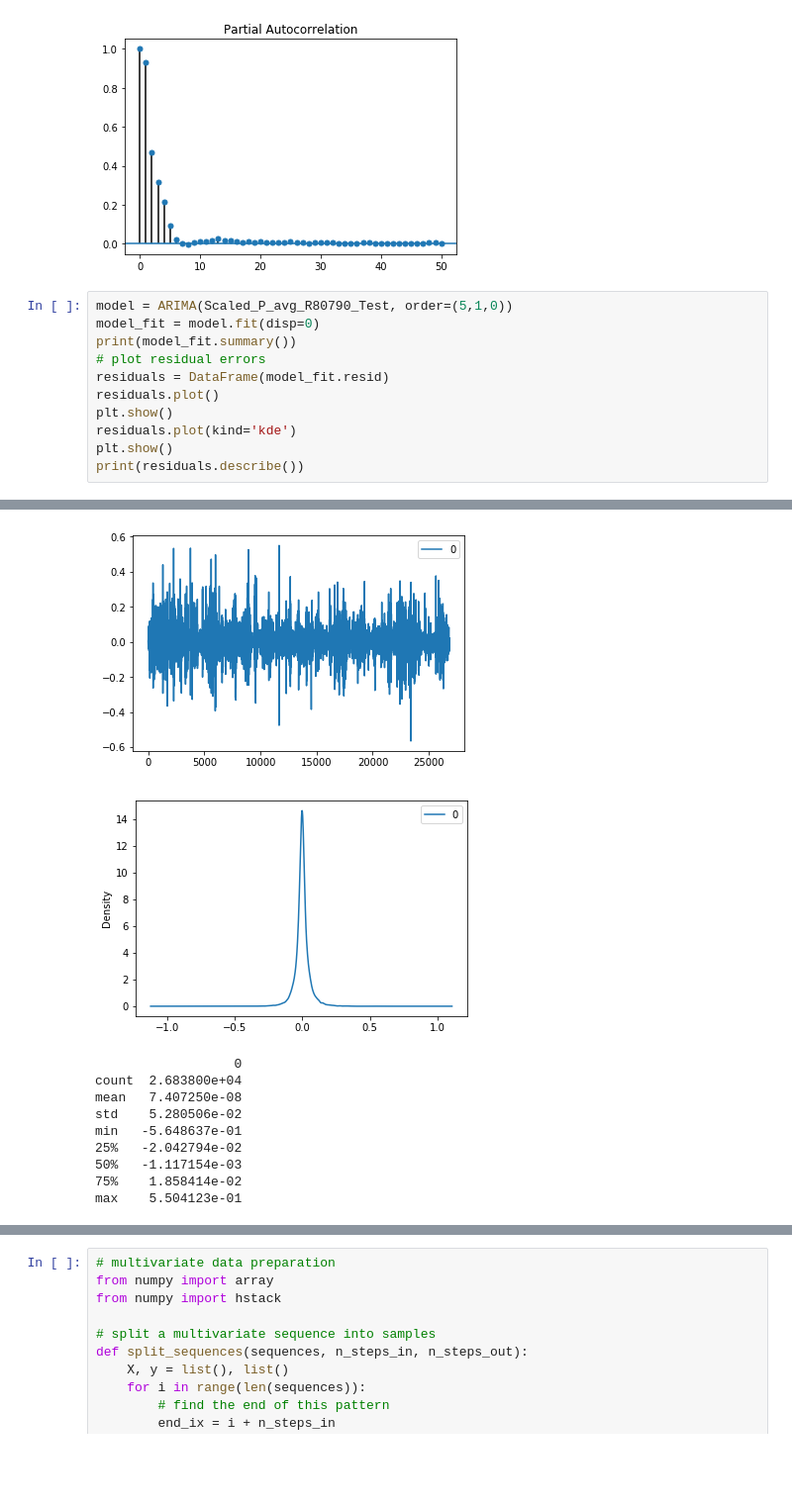
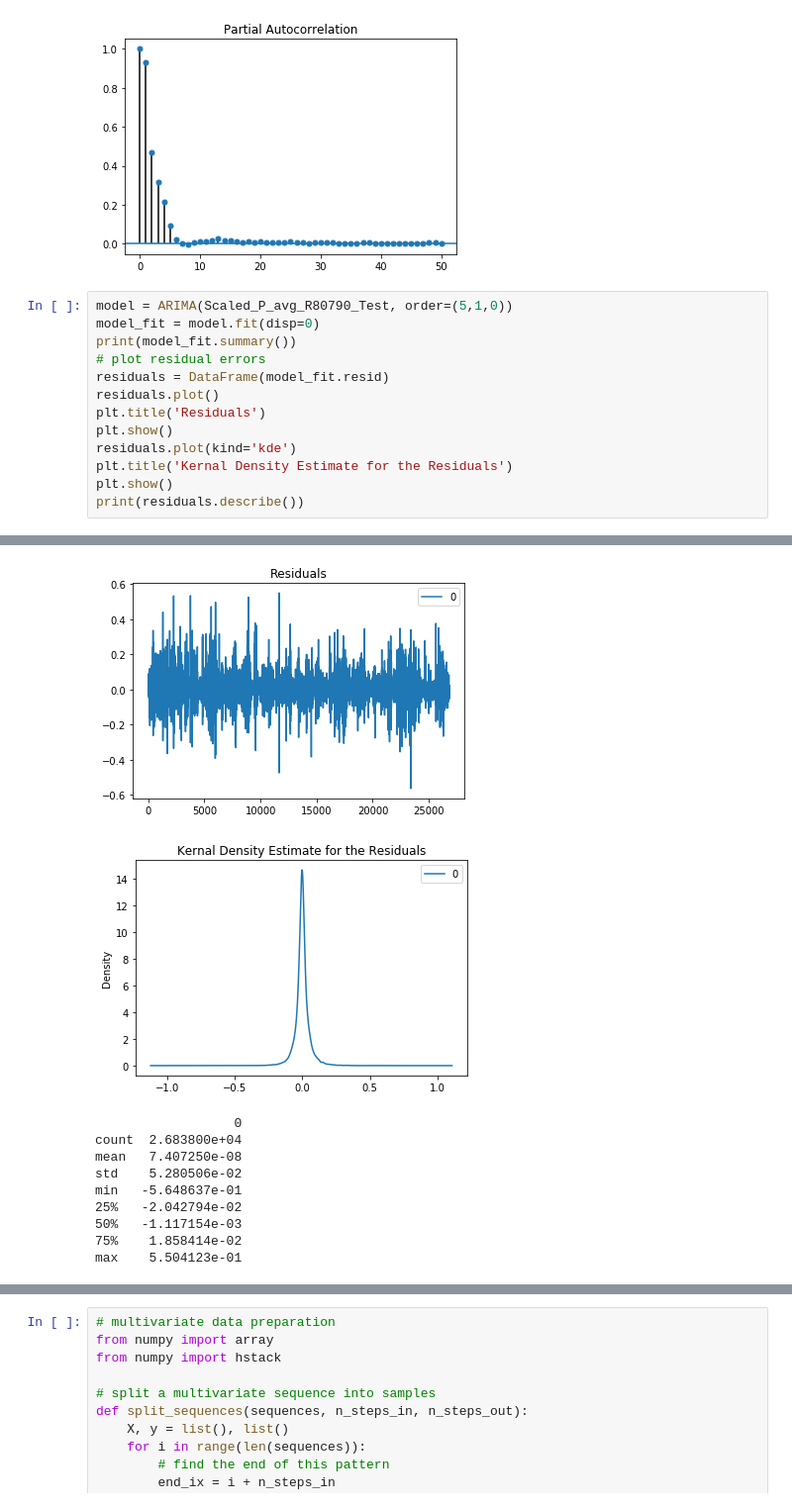
Before and after one commit to Jamiesmackay/Masters_Project, a Jupyter notebook: Code unedited/Project/Neural_Network_testing.ipynb, the cells around one changed output, grey strips where cells are left out. Shown: that part at 99% size. Saved outputs shown, nothing was run; the diff lists cells and outputs as text; blank space fills up the shorter version.

```diff
--- a/Code unedited/Project/Neural_Network_testing.ipynb
+++ b/Code unedited/Project/Neural_Network_testing.ipynb
@@ -406,8 +406,10 @@ print(model_fit.summary())
 # plot residual errors
 residuals = DataFrame(model_fit.resid)
 residuals.plot()
+plt.title('Residuals')
 plt.show()
 residuals.plot(kind='kde')
+plt.title('Kernal Density Estimate for the Residuals')
 plt.show()
 print(residuals.describe())
 # %% [output]
@@ -421,15 +423,15 @@ Time:                        06:31:25   BIC                         -81635.668
 Sample:                             1   HQIC                        -81674.541
 
 ==============================================================================
                  coef    std err          z      P>|z|      [0.025      0.975]
 ------------------------------------------------------------------------------
 ... (12 lines left out)
 AR.3           -0.8580           -1.8447j            2.0345           -0.3193
 AR.4           -0.8580           +1.8447j            2.0345            0.3193
 AR.5           -2.1756           -0.0000j            2.1756           -0.5000
 -----------------------------------------------------------------------------
-[figure, old version]
+[figure, new version]
-[figure, old version]
+[figure, new version]
                   0
 count  2.683800e+04
 mean   7.407250e-08
```
Also changed, not shown: parts of 7 cells of this notebook.
